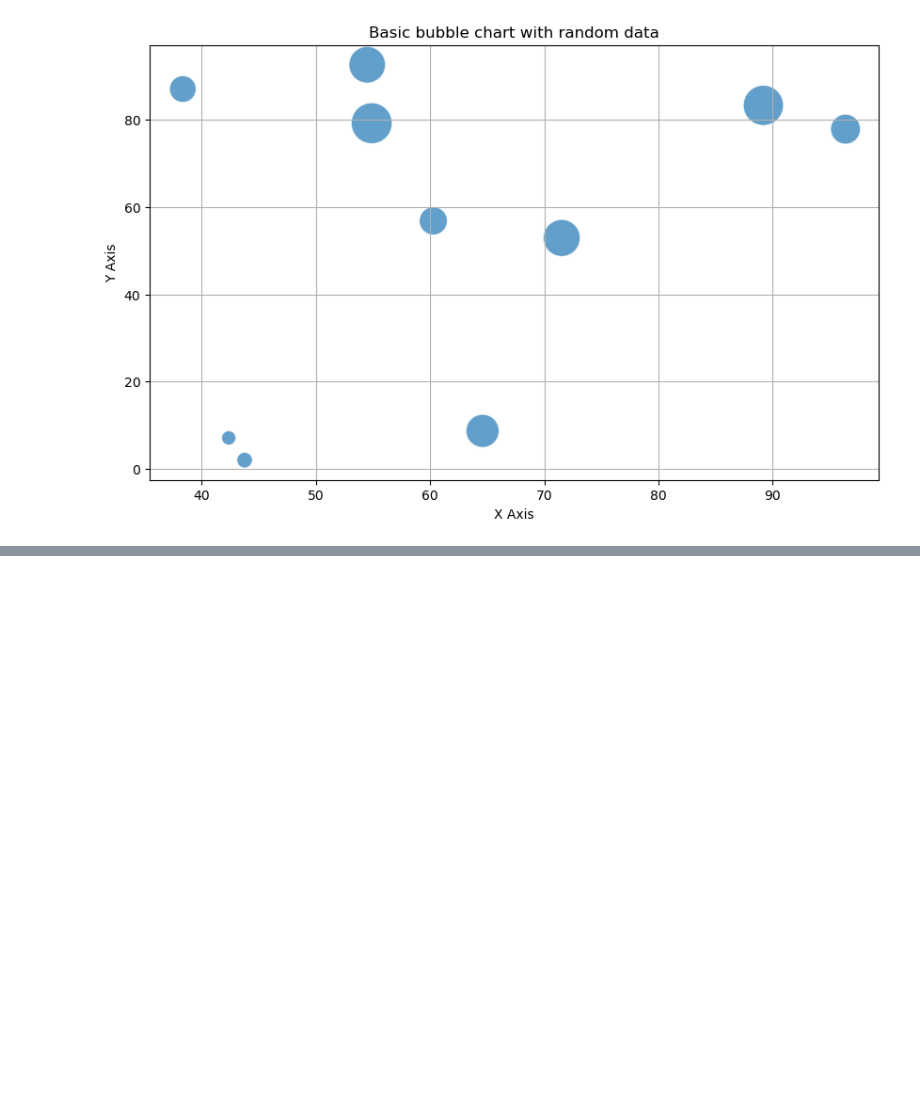
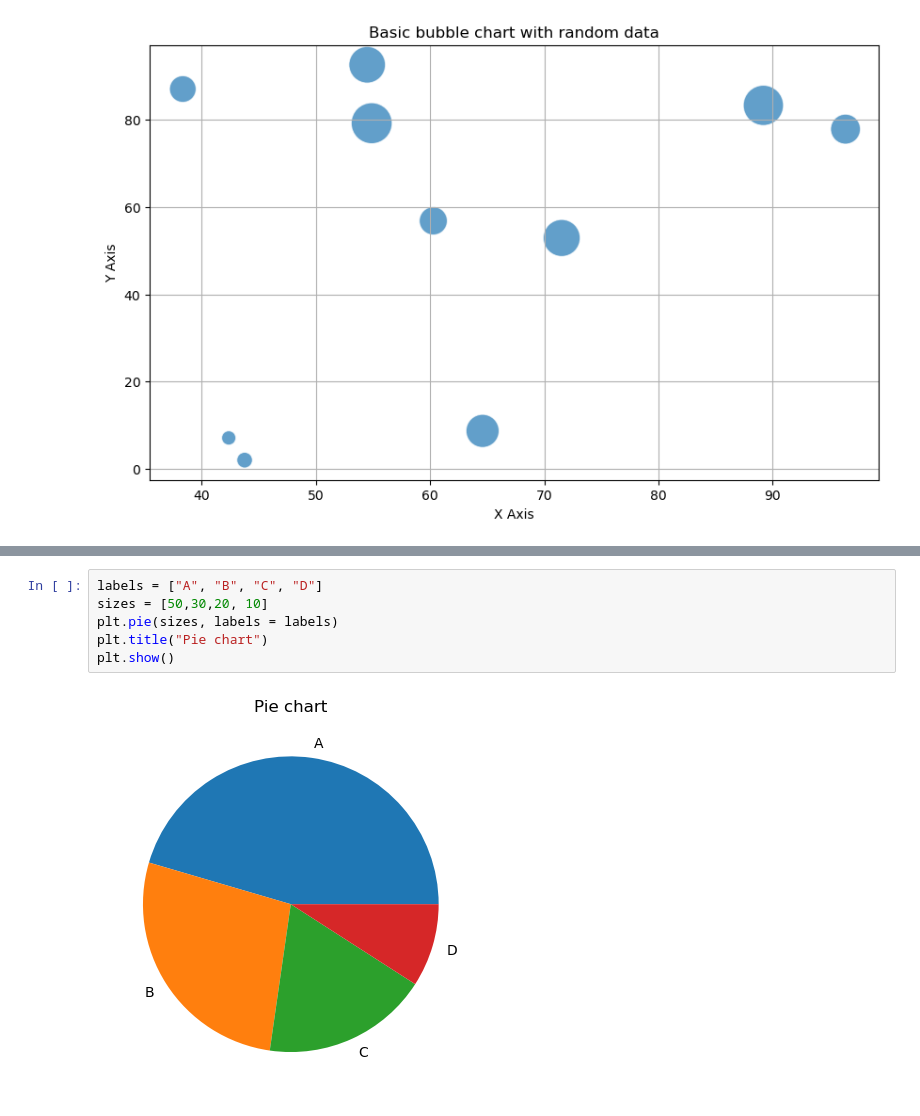
Before and after one commit to Vanshaj14Mohan/Python-College, a Jupyter notebook: num.ipynb, the cells around one changed output, grey strips where cells are left out. Cells and saved outputs as stored; diff of their text form; blank space fills up the shorter version.

```diff
--- a/num.ipynb
+++ b/num.ipynb
@@ -271,0 +287,8 @@ plt.show()
+# %%
+labels = ["A", "B", "C", "D"]
+sizes = [50,30,20, 10]
+plt.pie(sizes, labels = labels)
+plt.title("Pie chart")
+plt.show()
+# %% [output]
+[figure, added]
```
Also changed, not shown: parts of 9 cells of this notebook, 1 other file.
